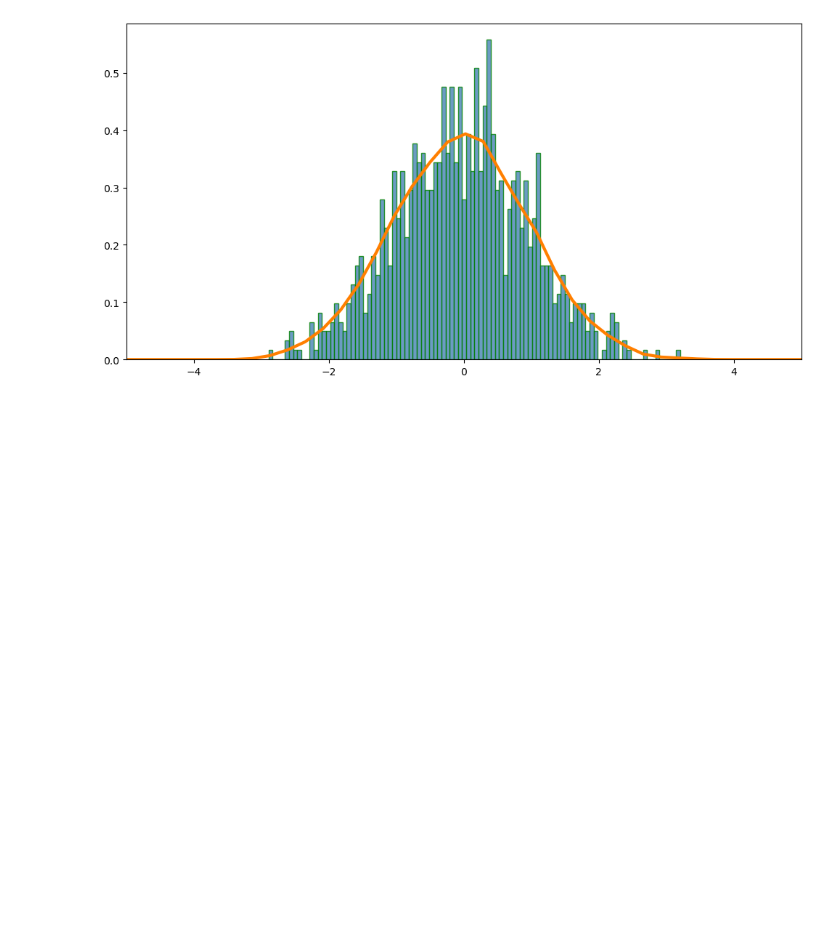
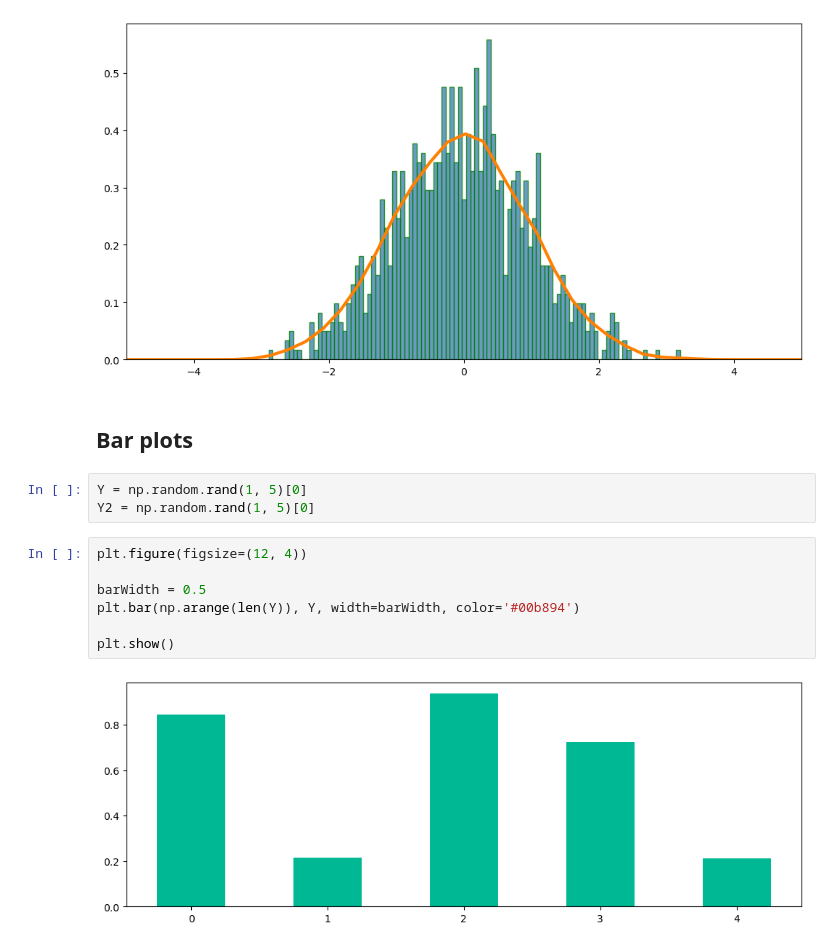
Before and after one commit to muhammadhananbaloch/Data-Analysis, a Jupyter notebook: data-cleaning-practice/Visualizations.ipynb, the cells around one changed output. Cells and saved outputs as stored; diff of their text form; blank space fills up the shorter version.

Commit message:
Plot Bar plots, and plot stacked bars.

```diff
--- a/data-cleaning-practice/Visualizations.ipynb
+++ b/data-cleaning-practice/Visualizations.ipynb
@@ -247,3 +247,17 @@ plt.xlim(xmin=-5, xmax=5)
 plt.show()
 # %% [output]
 [figure]
+# %% [markdown]
+## Bar plots
+# %%
+Y = np.random.rand(1, 5)[0]
+Y2 = np.random.rand(1, 5)[0]
+# %%
+plt.figure(figsize=(12, 4))
+
+barWidth = 0.5
+plt.bar(np.arange(len(Y)), Y, width=barWidth, color='#00b894')
+
+plt.show()
+# %% [output]
+[figure, added]
```
Also changed, not shown: parts of 2 cells of this notebook.
